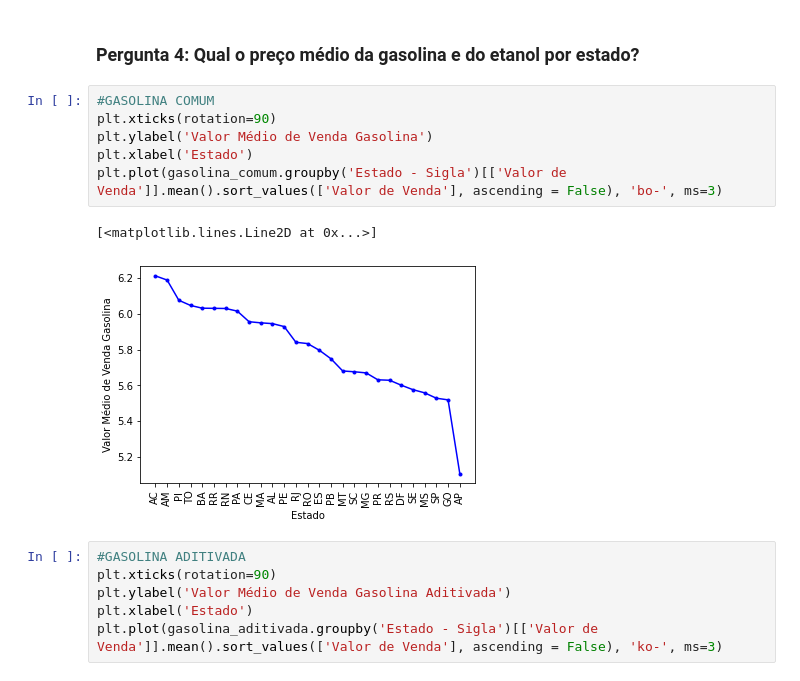
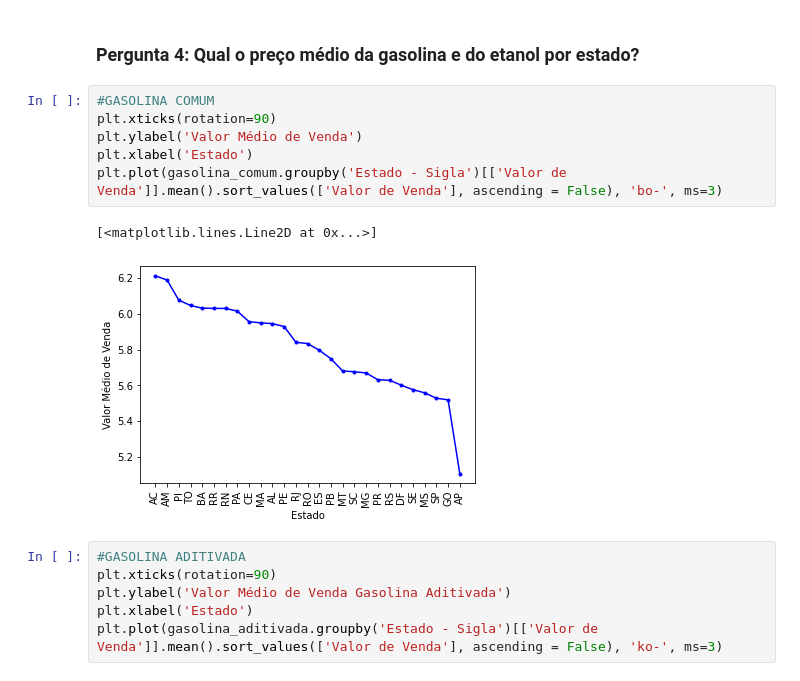
Before and after one commit to joaovictojuliao/Squad-2-M4, a Jupyter notebook: M4_Squad_2_Projeto_Final_análise_exploratória_preços_de_combustíveis_no_Brasil.ipynb, the cells around one changed output. Saved outputs shown, nothing was run; the diff lists cells and outputs as text.

```diff
--- a/M4_Squad_2_Projeto_Final_análise_exploratória_preços_de_combustíveis_no_Brasil.ipynb
+++ b/M4_Squad_2_Projeto_Final_análise_exploratória_preços_de_combustíveis_no_Brasil.ipynb
@@ -536,12 +559,12 @@ plt.show
 # %%
 #GASOLINA COMUM
 plt.xticks(rotation=90)
-plt.ylabel('Valor Médio de Venda Gasolina')
+plt.ylabel('Valor Médio de Venda')
 plt.xlabel('Estado')
 plt.plot(gasolina_comum.groupby('Estado - Sigla')[['Valor de Venda']].mean().sort_values(['Valor de Venda'], ascending = False), 'bo-', ms=3)
 # %% [output]
 [<matplotlib.lines.Line2D at 0x...>]
-[figure, old version]
+[figure, new version]
 # %%
 #GASOLINA ADITIVADA
 plt.xticks(rotation=90)
```
Also changed, not shown: parts of 56 cells of this notebook.
